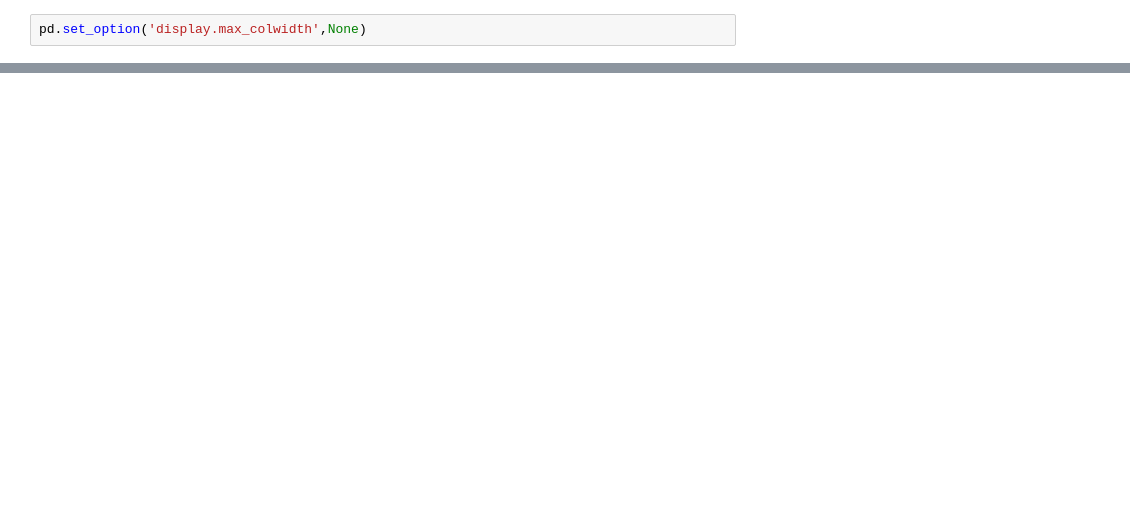
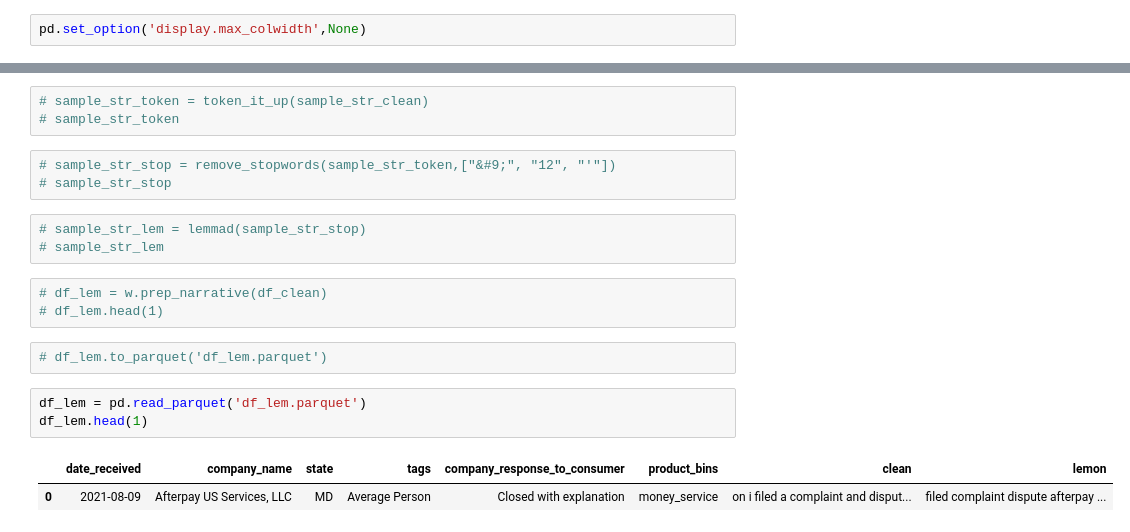
Before and after one commit to DATA-TRAC/consumer-complaint-response, a Jupyter notebook: tyler_notebook.ipynb, the cells around one changed output, grey strips where cells are left out. Saved outputs shown, nothing was run; the diff lists cells and outputs as text; blank space fills up the shorter version.

```diff
--- a/tyler_notebook.ipynb
+++ b/tyler_notebook.ipynb
@@ -116,0 +87,20 @@ df_clean_sample[['narrative','clean','lemon']].sample(1)
+# %%
+# sample_str_token = token_it_up(sample_str_clean)
+# sample_str_token
+# %%
+# sample_str_stop = remove_stopwords(sample_str_token,["&#9;", "12", "'"])
+# sample_str_stop
+# %%
+# sample_str_lem = lemmad(sample_str_stop)
+# sample_str_lem
+# %%
+# df_lem = w.prep_narrative(df_clean)
+# df_lem.head(1)
+# %%
+# df_lem.to_parquet('df_lem.parquet')
+# %%
+df_lem = pd.read_parquet('df_lem.parquet')
+df_lem.head(1)
+# %% [output]
+|  | date_received | company_name | state | tags | company_response_to_consumer | product_bins | clean | lemon |
+| 0 | 2021-08-09 | Afterpay US Services, LLC | MD | Average Person | Closed with explanation | money_service | on i filed a complaint and disput... | filed complaint dispute afterpay ... |
```
Also changed, not shown: parts of 46 cells of this notebook.
